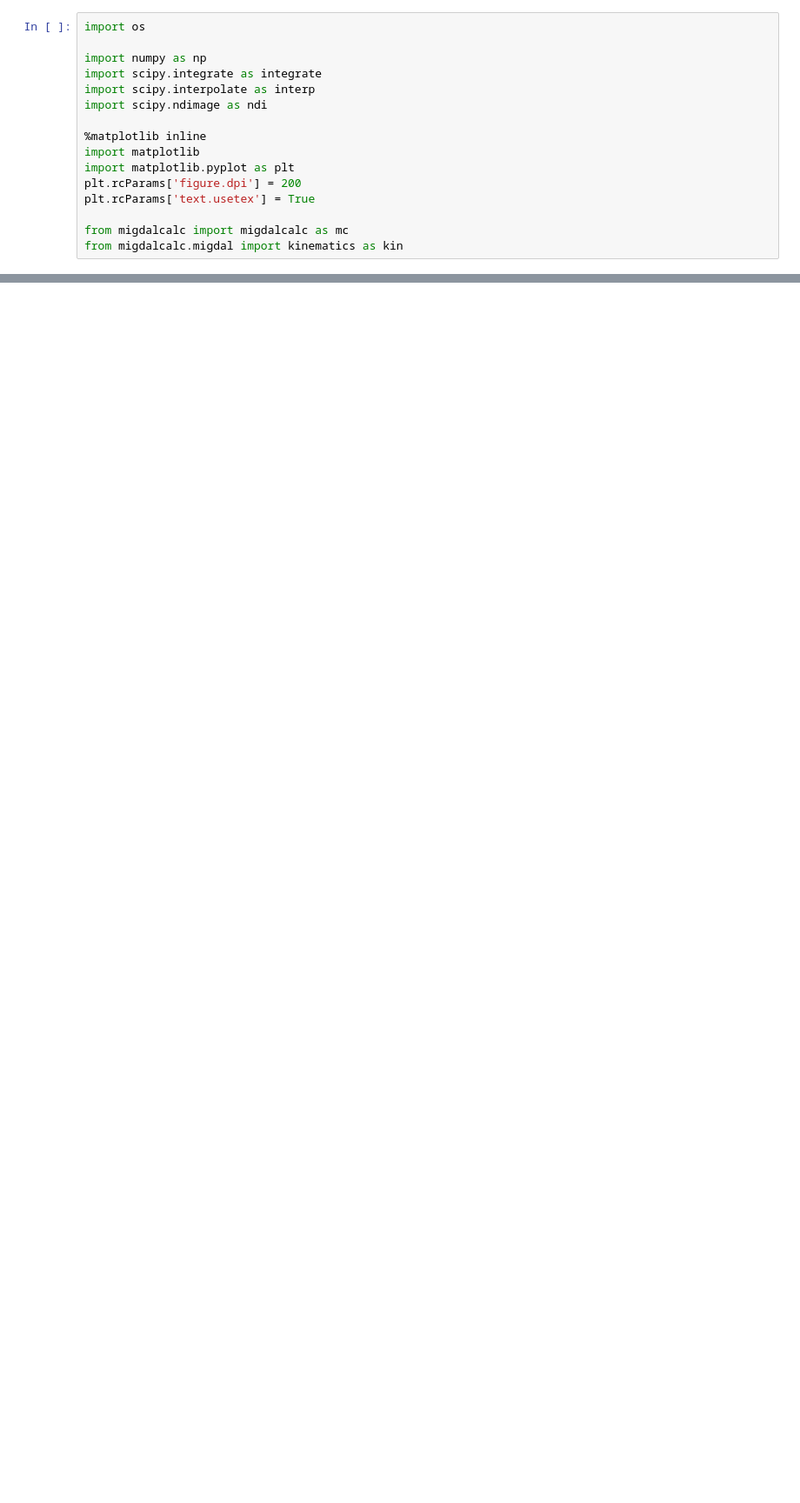
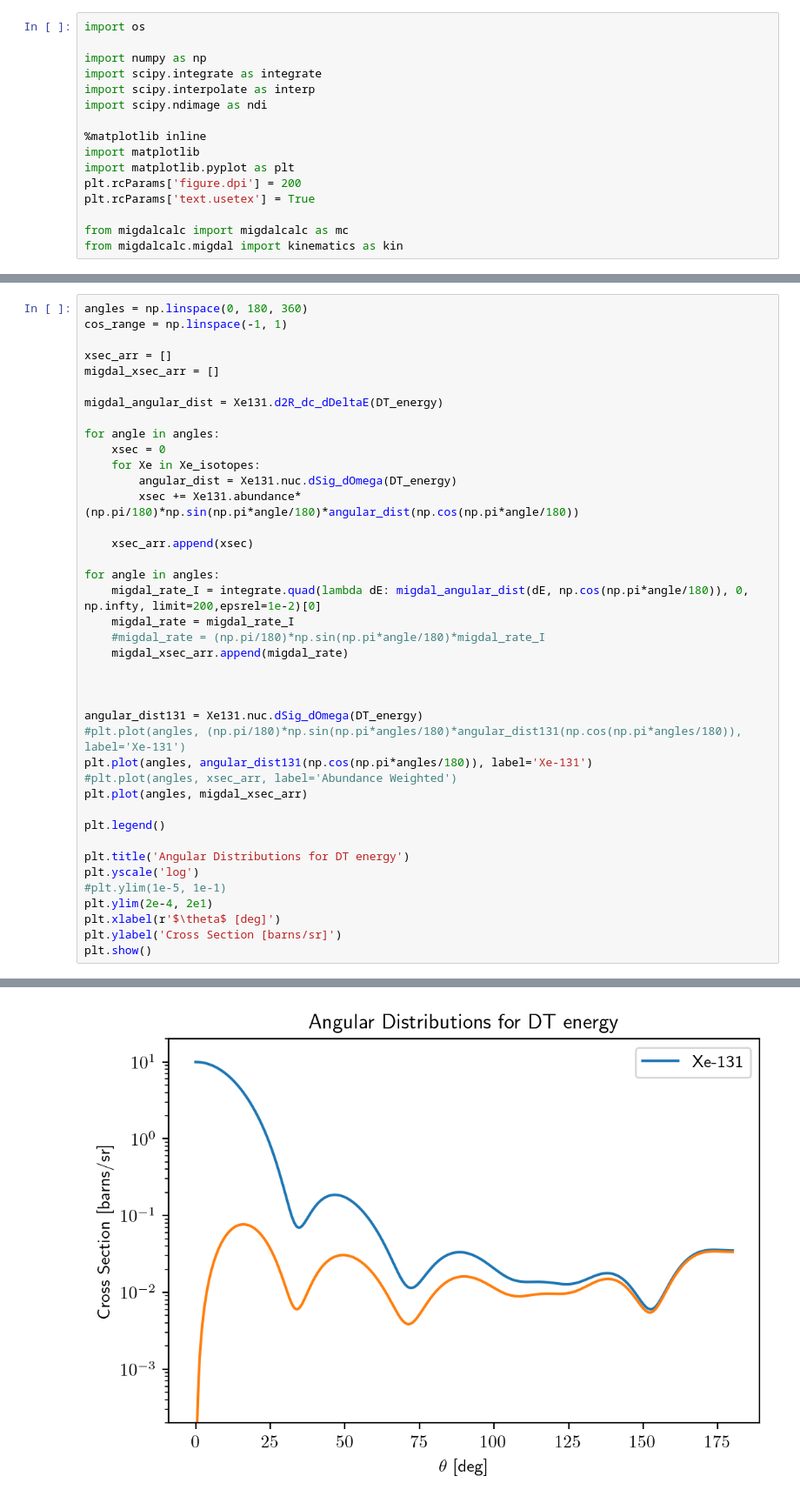
Before and after one commit to Duncan-Adams/MigdalCalc, a Jupyter notebook: Xe_isotope_plots.ipynb, the cells around one changed output, grey strips where cells are left out. Shown at 87% size. Drawn from its saved outputs; the diff is of its cells as text; blank space fills up the shorter version.

```diff
--- a/Xe_isotope_plots.ipynb
+++ b/Xe_isotope_plots.ipynb
@@ -121,0 +148,41 @@ plt.show()
+# %%
+angles = np.linspace(0, 180, 360)
+cos_range = np.linspace(-1, 1)
+
+xsec_arr = []
+migdal_xsec_arr = []
+
+migdal_angular_dist = Xe131.d2R_dc_dDeltaE(DT_energy)
+
+for angle in angles:
+    xsec = 0
+    for Xe in Xe_isotopes:
+        angular_dist = Xe131.nuc.dSig_dOmega(DT_energy)
+        xsec += Xe131.abundance*(np.pi/180)*np.sin(np.pi*angle/180)*angular_dist(np.cos(np.pi*angle/180))
+
+    xsec_arr.append(xsec)
+
+for angle in angles:
+    migdal_rate_I = integrate.quad(lambda dE: migdal_angular_dist(dE, np.cos(np.pi*angle/180)), 0, np.infty, limit=200,epsrel=1e-2)[0]
+    migdal_rate = migdal_rate_I
+    #migdal_rate = (np.pi/180)*np.sin(np.pi*angle/180)*migdal_rate_I
+    migdal_xsec_arr.append(migdal_rate)
+
+
+
+angular_dist131 = Xe131.nuc.dSig_dOmega(DT_energy)
+#plt.plot(angles, (np.pi/180)*np.sin(np.pi*angles/180)*angular_dist131(np.cos(np.pi*angles/180)), label='Xe-131')
+plt.plot(angles, angular_dist131(np.cos(np.pi*angles/180)), label='Xe-131')
+#plt.plot(angles, xsec_arr, label='Abundance Weighted')
+plt.plot(angles, migdal_xsec_arr)
+
+plt.legend()
+
+plt.title('Angular Distributions for DT energy')
+plt.yscale('log')
+#plt.ylim(1e-5, 1e-1)
+plt.ylim(2e-4, 2e1)
+plt.xlabel(r'$\theta$ [deg]')
+plt.ylabel('Cross Section [barns/sr]')
+plt.show()
+# %% [output]
@@ -121,0 +190 @@ plt.show()
+[figure, added]
```
Also changed, not shown: parts of 6 cells of this notebook, 8 other files.
